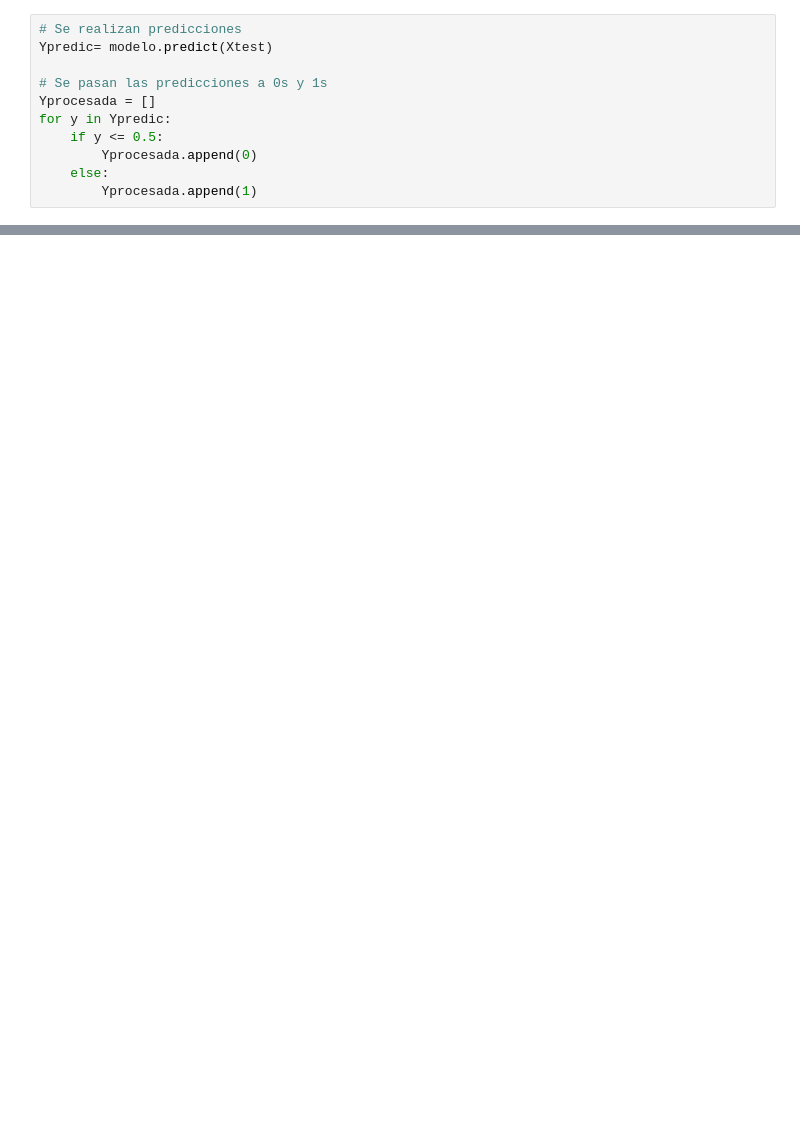
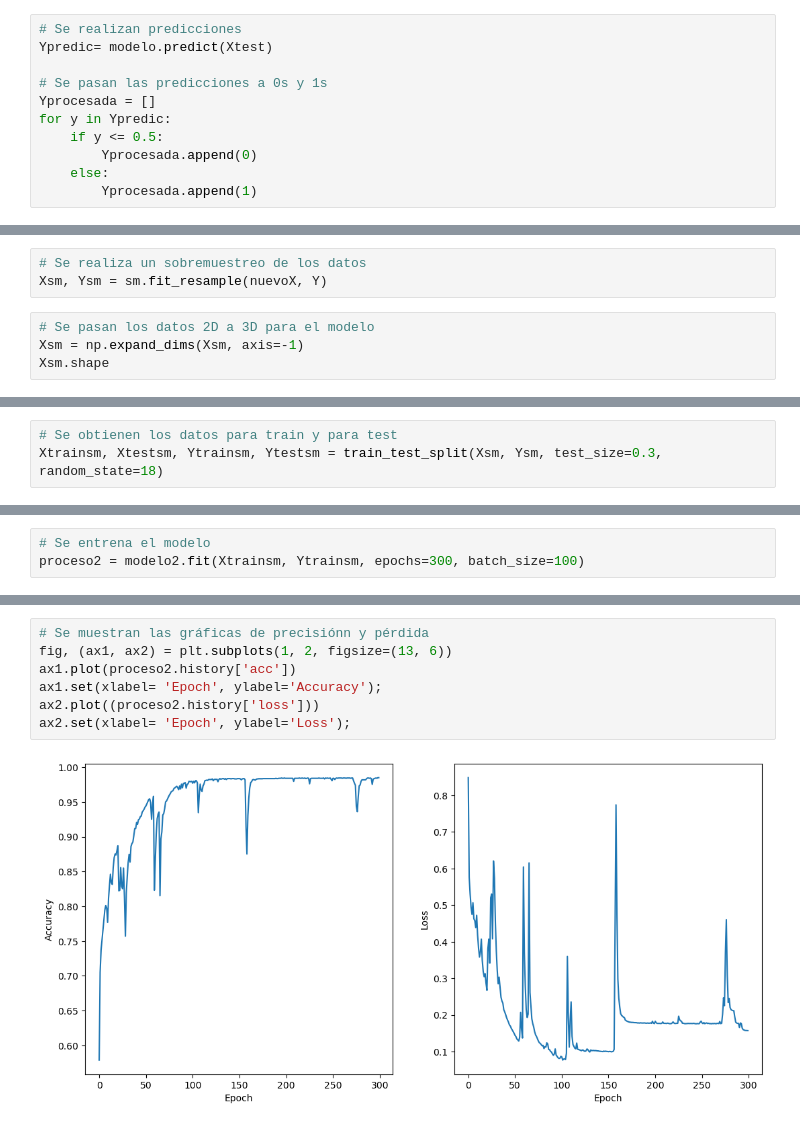
Before and after one commit to ifh1001/TFM, a Jupyter notebook: src/PreparacionCNNs.ipynb, the cells around one changed output, grey strips where cells are left out. Cells and saved outputs as stored; diff of their text form; blank space fills up the shorter version.

```diff
--- a/src/PreparacionCNNs.ipynb
+++ b/src/PreparacionCNNs.ipynb
@@ -297,0 +254,7 @@ La matriz de confusion obtenida es:
+# %%
+# Se realiza un sobremuestreo de los datos
+Xsm, Ysm = sm.fit_resample(nuevoX, Y)
+# %%
+# Se pasan los datos 2D a 3D para el modelo
+Xsm = np.expand_dims(Xsm, axis=-1)
+Xsm.shape
@@ -297,0 +263,3 @@ La matriz de confusion obtenida es:
+# %%
+# Se obtienen los datos para train y para test
+Xtrainsm, Xtestsm, Ytrainsm, Ytestsm = train_test_split(Xsm, Ysm, test_size=0.3, random_state=18)
@@ -297,0 +301,3 @@ La matriz de confusion obtenida es:
+# %%
+# Se entrena el modelo
+proceso2 = modelo2.fit(Xtrainsm, Ytrainsm, epochs=300, batch_size=100)
@@ -297,0 +322,9 @@ La matriz de confusion obtenida es:
+# %%
+# Se muestran las gráficas de precisiónn y pérdida
+fig, (ax1, ax2) = plt.subplots(1, 2, figsize=(13, 6))
+ax1.plot(proceso2.history['acc'])
+ax1.set(xlabel= 'Epoch', ylabel='Accuracy');
+ax2.plot((proceso2.history['loss']))
+ax2.set(xlabel= 'Epoch', ylabel='Loss');
+# %% [output]
+[figure, added]
```
Also changed, not shown: parts of 43 cells of this notebook.
